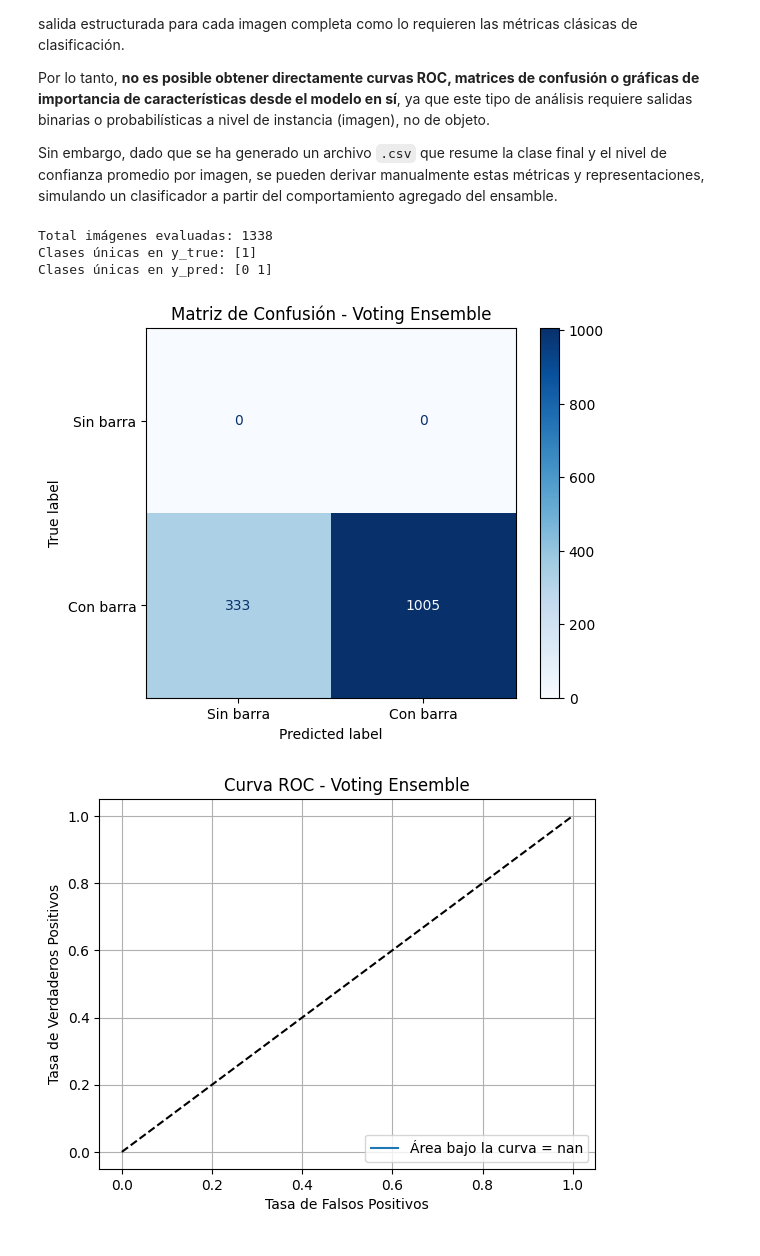
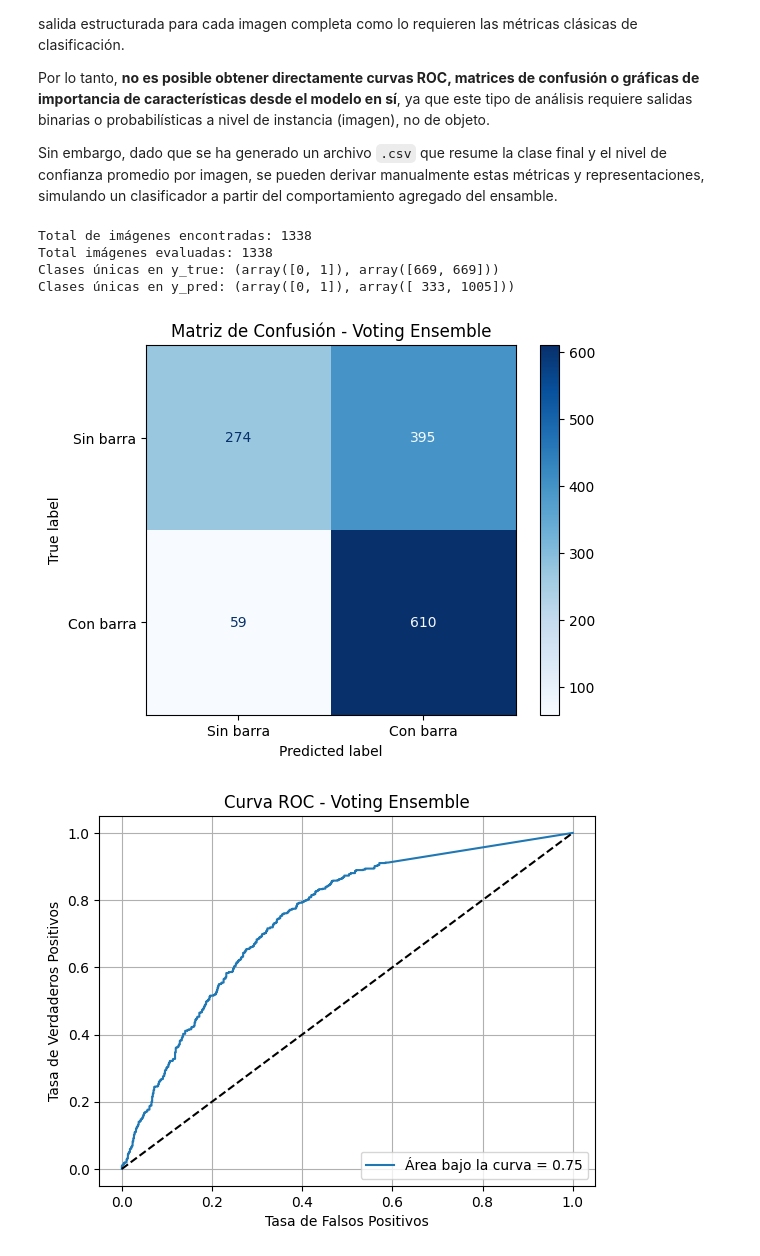
Before and after one commit to isaidoropeza/itesm-mna-barred-galaxies, a Jupyter notebook: notebooks/Actividad5.Equipo22.ipynb, the cells around one changed output. Saved outputs shown, nothing was run; the diff lists cells and outputs as text; code cells hidden in the pictures.

```diff
--- a/notebooks/Actividad5.Equipo22.ipynb
+++ b/notebooks/Actividad5.Equipo22.ipynb
@@ -224,47 +224,55 @@ from sklearn.metrics import (
 
 # === Rutas ===
 pred_csv_path = '/content/drive/MyDrive/MNA_ProyectoIntegrador/voting_ensemble_results/predicciones_ensemble.csv'
-gt_dir = '/content/drive/MyDrive/MNA_ProyectoIntegrador/galaxy_dataset_2/labels/val'
+label_dir = '/content/drive/MyDrive/MNA_ProyectoIntegrador/galaxy_dataset_2/labels/val'
+image_dir = '/content/drive/MyDrive/MNA_ProyectoIntegrador/galaxy_dataset_2/images/val'
 
-# === Cargar predicciones ===
+# === Cargar predicciones
 df_pred = pd.read_csv(pred_csv_path)
-df_pred['image'] = df_pred['image'].str.replace('.jpg', '', regex=False)
-
-# Tomar solo la predicción más confiable por imagen
+df_pred['image'] = df_pred['image'].apply(lambda x: os.path.splitext(x)[0])  # remove extension
 df_pred = df_pred.sort_values('confidence', ascending=False).drop_duplicates('image')
 df_pred.set_index('image', inplace=True)
-
-# Obtener todas las imágenes con etiquetas verdaderas (todas clase 1)
-gt_images = [f.replace('.txt', '') for f in os.listdir(gt_dir) if f.endswith('.txt')]
 
 # === Construir listas
 y_true = []
 y_pred = []
 y_scores = []
 
-for image_id in gt_images:
-    true_class = 1  # Todas tienen barra
+# === Cargar todas las imágenes válidas (.png, .jpg, .jpeg)
+val_images = [os.path.splitext(f)[0] for f in os.listdir(image_dir) if f.lower().endswith(('.png', '.jpg', '.jpeg'))]
+print(f"Total de imágenes encontradas: {len(val_images)}")
 
+for image_id in val_images:
+    label_path = os.path.join(label_dir, image_id + '.txt')
+
+    # === Etiqueta verdadera
+    if os.path.exists(label_path):
+        with open(label_path, 'r') as f:
+            content = f.read().strip()
+            true_class = 1 if content else 0
+    else:
+        true_class = 0
+
+    # === Predicción
     if image_id in df_pred.index:
-        # class = 0 significa que el modelo detectó barra → predicción = 1
         pred_class = 1 if int(df_pred.loc[image_id, 'class']) == 0 else 0
         confidence = float(df_pred.loc[image_id, 'confidence'])
     else:
-        pred_class = 0  # No detectó nada → predice que NO tiene barra
+        pred_class = 0
         confidence = 0.0
 
     y_true.append(true_class)
     y_pred.append(pred_class)
     y_scores.append(confidence)
 
-# Convertir a arrays
+# === Convertir a arrays
 y_true = np.array(y_true)
 y_pred = np.array(y_pred)
 y_scores = np.array(y_scores)
 
 print(f"Total imágenes evaluadas: {len(y_true)}")
-print(f"Clases únicas en y_true: {np.unique(y_true)}")
-print(f"Clases únicas en y_pred: {np.unique(y_pred)}")
+print(f"Clases únicas en y_true: {np.unique(y_true, return_counts=True)}")
+print(f"Clases únicas en y_pred: {np.unique(y_pred, return_counts=True)}")
 
 # === 1. Matriz de Confusión
 cm = confusion_matrix(y_true, y_pred, labels=[0, 1])
@@ -275,7 +283,7 @@ plt.grid(False)
 plt.show()
 
 # === 2. Curva ROC
-if len(np.unique(y_pred)) == 2:
+if len(np.unique(y_true)) == 2 and len(np.unique(y_pred)) == 2:
     fpr, tpr, _ = roc_curve(y_true, y_scores)
     roc_auc = auc(fpr, tpr)
 
@@ -284,37 +292,38 @@ if len(np.unique(y_pred)) == 2:
     plt.xlabel('Tasa de Falsos Positivos')
     plt.ylabel('Tasa de Verdaderos Positivos')
     plt.title('Curva ROC - Voting Ensemble')
     plt.legend(loc="lower right")
     plt.grid()
     plt.show()
 else:
-    print("Curva ROC no disponible: solo hay una clase en y_pred.")
+    print("Curva ROC no disponible: se requieren ambas clases en y_true y y_pred.")
 
 # === 3. Curva Precisión-Recall
-if len(np.unique(y_pred)) == 2:
+if len(np.unique(y_true)) == 2:
     precision, recall, _ = precision_recall_curve(y_true, y_scores)
 
     plt.plot(recall, precision)
     plt.xlabel('Recall')
     plt.ylabel('Precisión')
     plt.title('Curva Precisión-Recall - Voting Ensemble')
     plt.grid()
     plt.show()
 else:
-    print("Curva Precisión-Recall no disponible: solo hay una clase en y_pred.")
+    print("Curva Precisión-Recall no disponible: se requieren ambas clases en y_true.")
 
 # === 4. Análisis de Residuos
 residuos = y_true - y_pred
 plt.hist(residuos, bins=np.arange(-1.5, 2, 1), edgecolor='black', align='left')
 plt.title('Análisis de Residuos - Voting Ensemble')
 plt.xlabel('Error (Clase real - Clase predicha)')
 plt.ylabel('Frecuencia')
 plt.xticks([-1, 0, 1])
 plt.grid()
 plt.show()
 # %% [output]
+Total de imágenes encontradas: 1338
 Total imágenes evaluadas: 1338
-Clases únicas en y_true: [1]
-Clases únicas en y_pred: [0 1]
+Clases únicas en y_true: (array([0, 1]), array([669, 669]))
+Clases únicas en y_pred: (array([0, 1]), array([ 333, 1005]))
-[figure, old version]
+[figure, new version]
-[figure, old version]
+[figure, new version]
```
Also changed, not shown: parts of 2 cells of this notebook.
